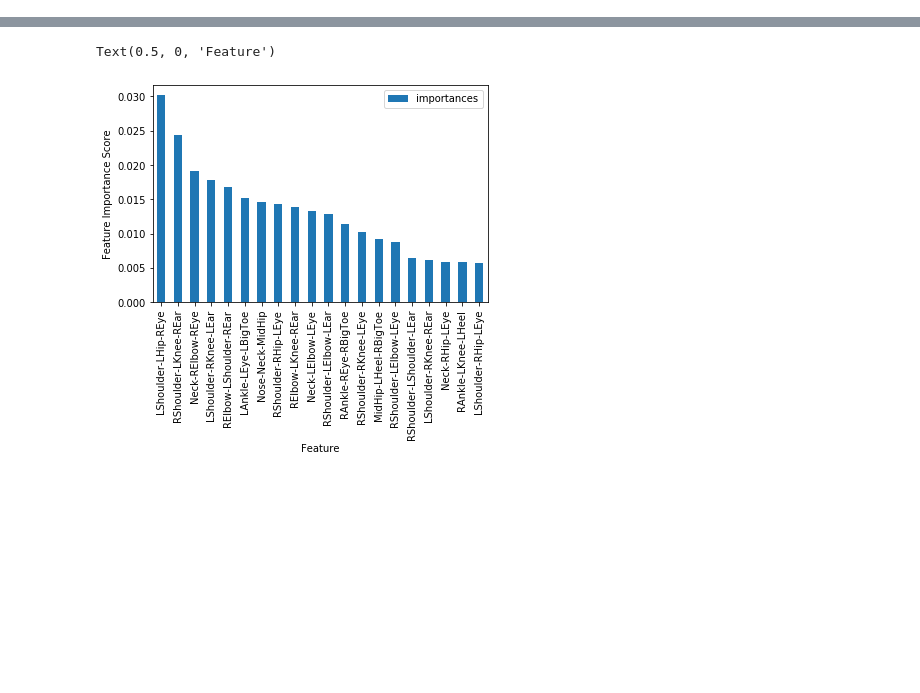
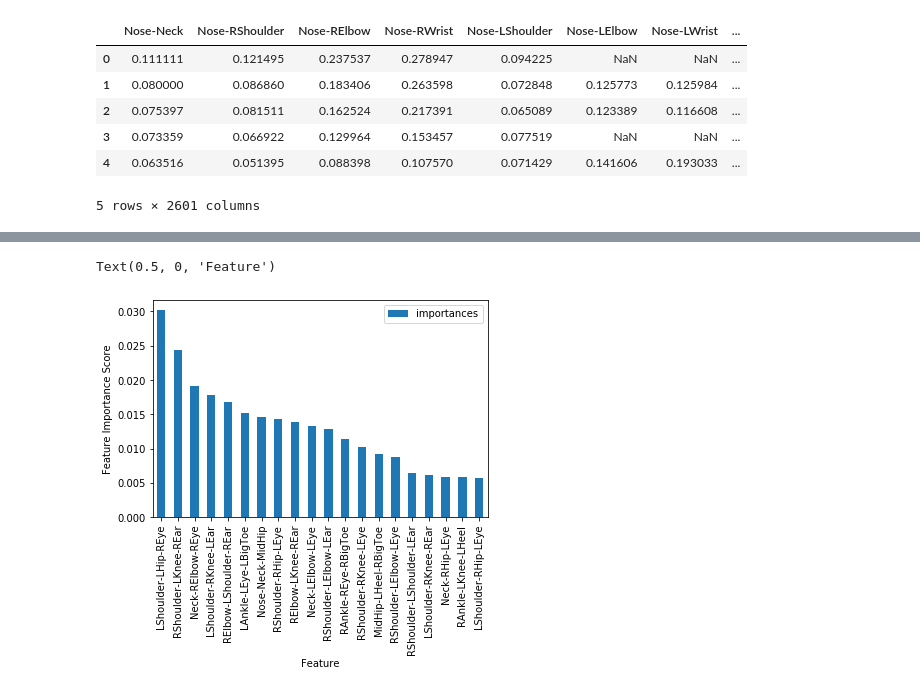
Before and after one commit to enemy537/SkeletonBOE, a Jupyter notebook: orientation_checkpoint.ipynb, the cells around one changed output, grey strips where cells are left out. Saved outputs shown, nothing was run; the diff lists cells and outputs as text; code cells hidden in the pictures; blank space fills up the shorter version.

```diff
--- a/orientation_checkpoint.ipynb
+++ b/orientation_checkpoint.ipynb
@@ -10,0 +18,12 @@ len(df_train)
+# %%
+df_full = pickle.load(open('orientation_df_train', 'rb'))
+len(df_full)
+df_full.head()
+# %% [output]
+|  | Nose-Neck | Nose-RShoulder | Nose-RElbow | Nose-RWrist | Nose-LShoulder | Nose-LElbow | Nose-LWrist | ... |
+| 0 | 0.111111 | 0.121495 | 0.237537 | 0.278947 | 0.094225 | NaN | NaN | ... |
+| 1 | 0.080000 | 0.086860 | 0.183406 | 0.263598 | 0.072848 | 0.125773 | 0.125984 | ... |
+| 2 | 0.075397 | 0.081511 | 0.162524 | 0.217391 | 0.065089 | 0.123389 | 0.116608 | ... |
+| 3 | 0.073359 | 0.066922 | 0.129964 | 0.153457 | 0.077519 | NaN | NaN | ... |
+| 4 | 0.063516 | 0.051395 | 0.088398 | 0.107570 | 0.071429 | 0.141606 | 0.193033 | ... |
+5 rows × 2601 columns
```
Also changed, not shown: parts of 4 cells of this notebook, 4 other files.
